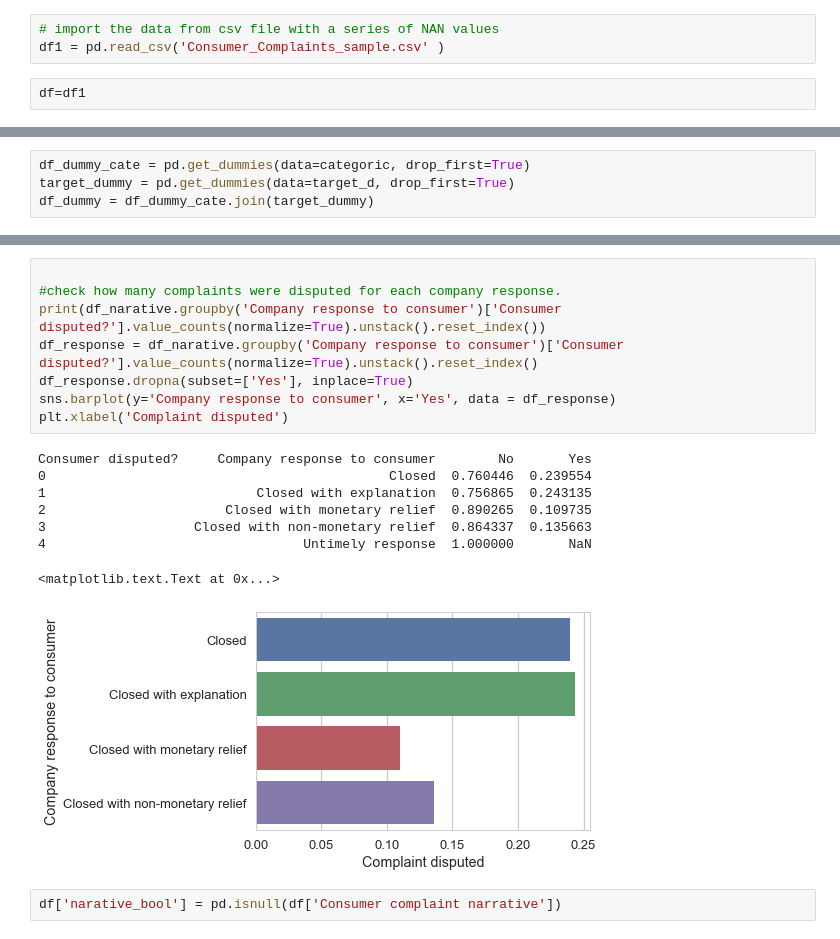
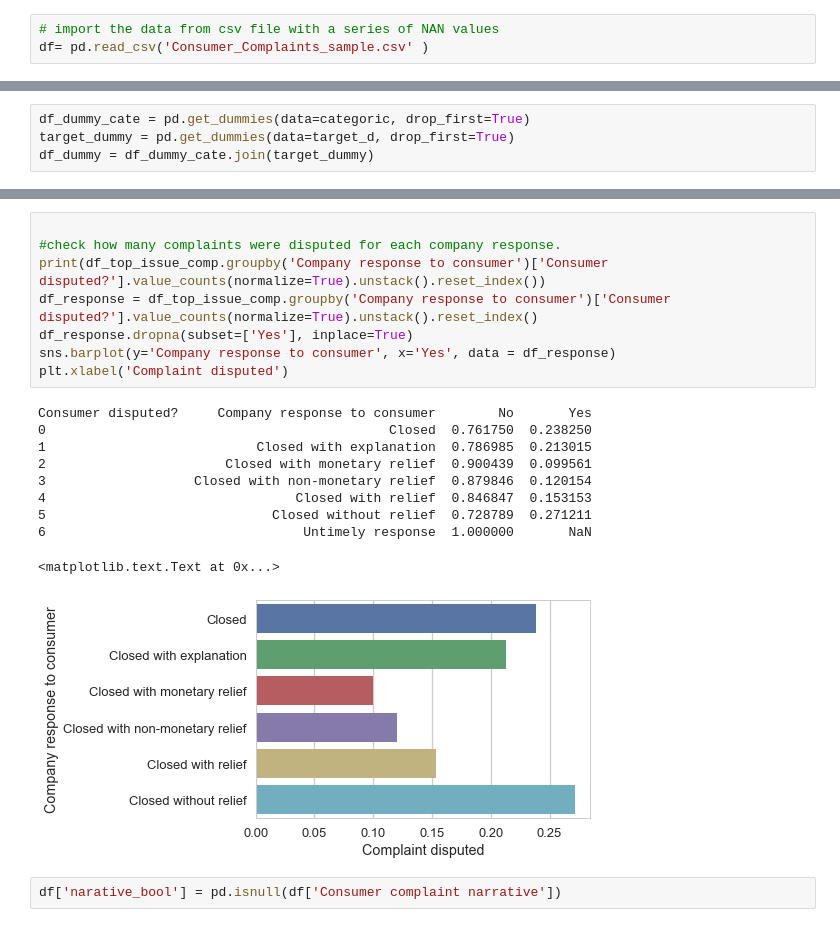
Before and after one commit to shuojiashi/capstone_project_2, a Jupyter notebook: consumer_complaints.ipynb, the cells around one changed output, grey strips where cells are left out. Cells and saved outputs as stored; diff of their text form.

```diff
--- a/consumer_complaints.ipynb
+++ b/consumer_complaints.ipynb
@@ -12,5 +28,3 @@ sns.set_context("talk")
 # %%
 # import the data from csv file with a series of NAN values
-df1 = pd.read_csv('Consumer_Complaints_sample.csv' )
+df= pd.read_csv('Consumer_Complaints_sample.csv' )
-# %%
-df=df1
@@ -129,20 +85,22 @@ Name: Yes, dtype: float64
 # %%
 
 #check how many complaints were disputed for each company response.
-print(df_narative.groupby('Company response to consumer')['Consumer disputed?'].value_counts(normalize=True).unstack().reset_index())
-df_response = df_narative.groupby('Company response to consumer')['Consumer disputed?'].value_counts(normalize=True).unstack().reset_index()
+print(df_top_issue_comp.groupby('Company response to consumer')['Consumer disputed?'].value_counts(normalize=True).unstack().reset_index())
+df_response = df_top_issue_comp.groupby('Company response to consumer')['Consumer disputed?'].value_counts(normalize=True).unstack().reset_index()
 df_response.dropna(subset=['Yes'], inplace=True)
 sns.barplot(y='Company response to consumer', x='Yes', data = df_response)
 plt.xlabel('Complaint disputed')
 # %% [output]
 Consumer disputed?     Company response to consumer        No       Yes
-0                                            Closed  0.760446  0.239554
-1                           Closed with explanation  0.756865  0.243135
-2                       Closed with monetary relief  0.890265  0.109735
-3                   Closed with non-monetary relief  0.864337  0.135663
-4                                 Untimely response  1.000000       NaN
+0                                            Closed  0.761750  0.238250
+1                           Closed with explanation  0.786985  0.213015
+2                       Closed with monetary relief  0.900439  0.099561
+3                   Closed with non-monetary relief  0.879846  0.120154
+4                                Closed with relief  0.846847  0.153153
+5                             Closed without relief  0.728789  0.271211
+6                                 Untimely response  1.000000       NaN
 <matplotlib.text.Text at 0x...>
-[figure, old version]
+[figure, new version]
 # %%
 df['narative_bool'] = pd.isnull(df['Consumer complaint narrative'])
 # %%
```
Also changed, not shown: parts of 43 cells of this notebook.
